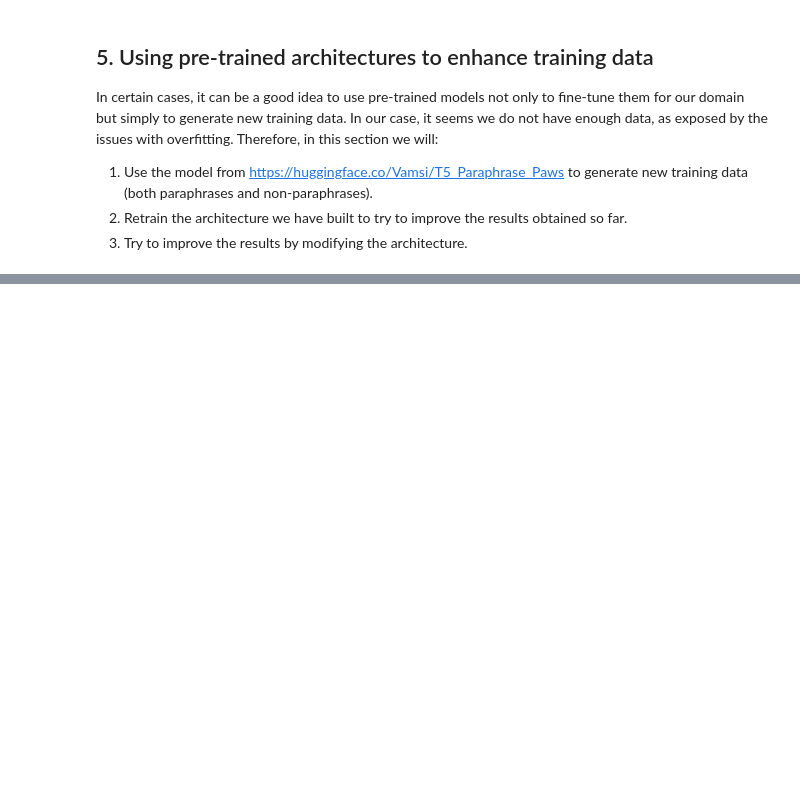
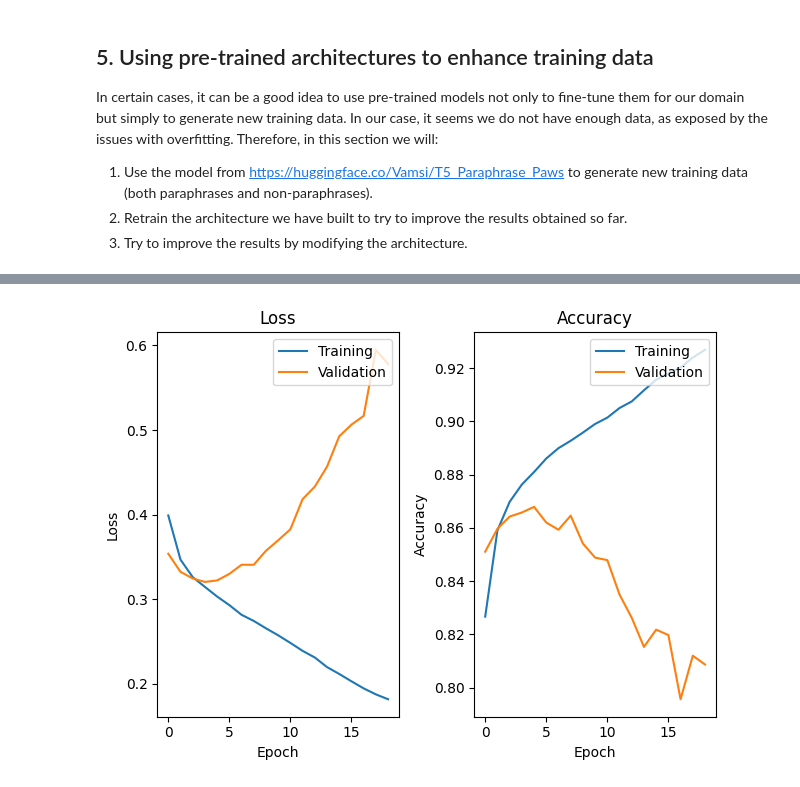
Before and after one commit to svalbuenaa/deep_learning_transformers, a Jupyter notebook: deep-learning-transformers.ipynb, the cells around one changed output, grey strips where cells are left out. Saved outputs shown, nothing was run; the diff lists cells and outputs as text; code cells hidden in the pictures; blank space fills up the shorter version.

```diff
--- a/deep-learning-transformers.ipynb
+++ b/deep-learning-transformers.ipynb
@@ -906,0 +1366,3 @@ Essentially, the strategy involves using the proposed model to generate paraphra
+# %%
+study = optuna.create_study(direction="minimize")
+study.optimize(objective, n_trials=25)
@@ -906,0 +1387,10 @@ Essentially, the strategy involves using the proposed model to generate paraphra
+# %%
+# Best parameters
+print("Best trial:")
+trial = study.best_trial
+
+print("  Value: ", trial.value)
+
+print("  Parameters: ")
+for key, value in trial.params.items():
+    print("    {}: {}".format(key, value))
@@ -906,0 +1459,19 @@ Essentially, the strategy involves using the proposed model to generate paraphra
+# %%
+start = time.time()
+# Training
+
+early_stopping_optimized = tf.keras.callbacks.EarlyStopping(
+    monitor='val_loss',
+    patience=trial.params["patience"])
+
+
+history_model_optimized = model_optimized.fit(
+    x=[X_train1_new, X_train2_new],
+    y=y_train_new,
+    epochs=100,
+    callbacks=[early_stopping_optimized],
+    shuffle=False,
+    validation_data = ([X_val1_new, X_val2_new], y_val_new))
+
+
+print("Training time: "+str(time.time()-start)+" seconds")
@@ -906,0 +1496,4 @@ Essentially, the strategy involves using the proposed model to generate paraphra
+# %%
+loss_acc_plot(history_model_optimized)
+# %% [output]
+[figure, added]
```
Also changed, not shown: parts of 78 cells of this notebook.
